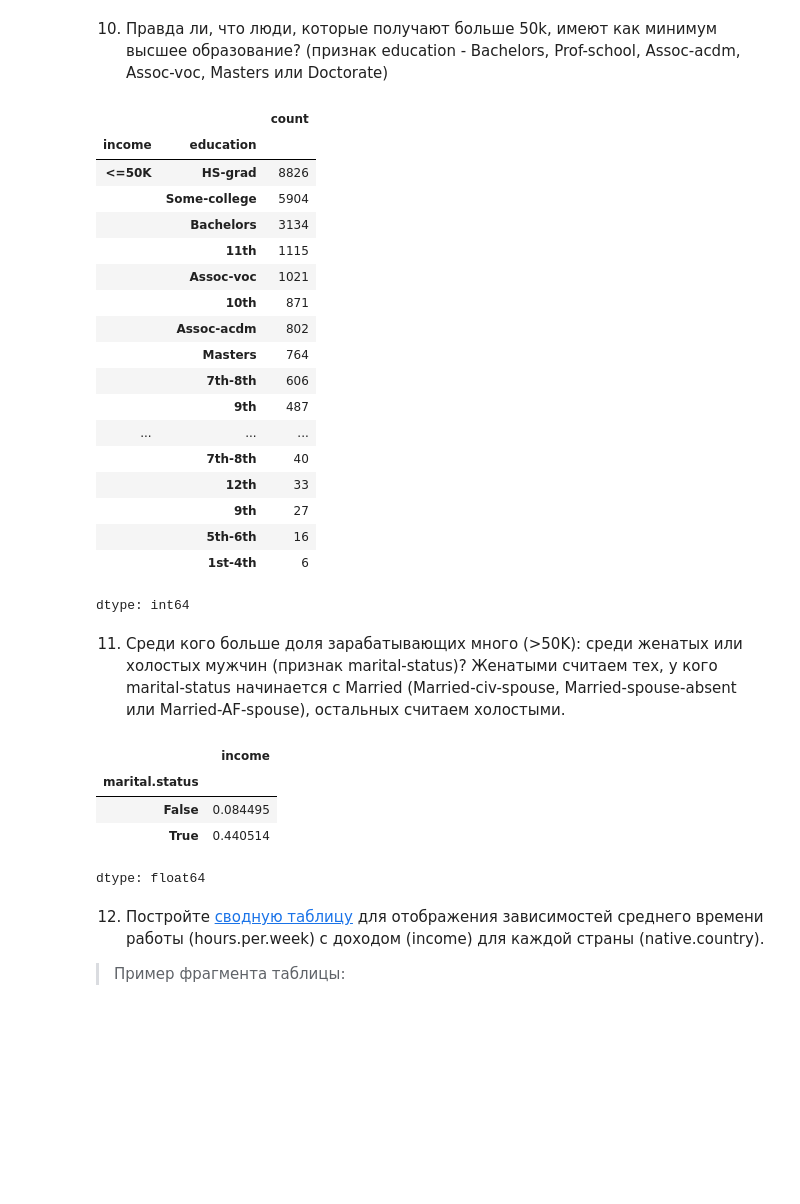
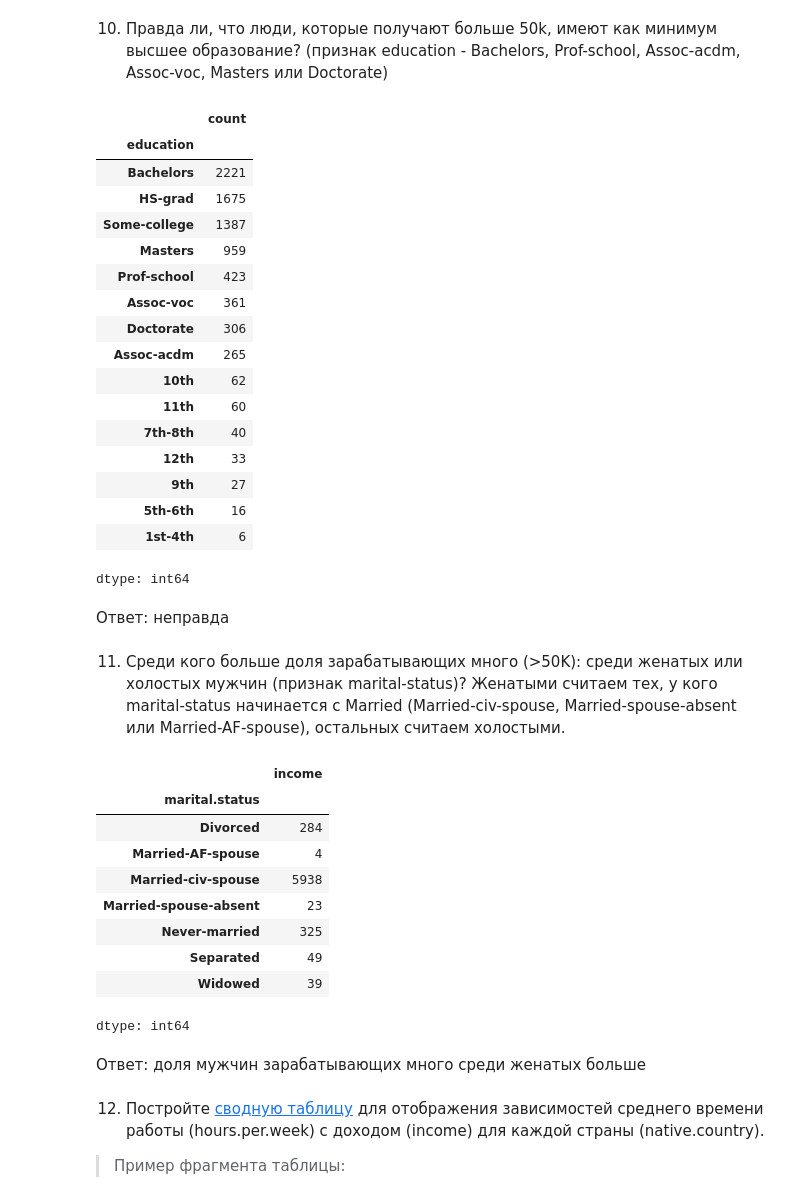
Before and after one commit to ilyak0n/comp_math, a Jupyter notebook: 5. Библиотека Pandas. Визуальный анализ данных/Практическая_работа_№5_Библиотека_Pandas.ipynb, the cells around one changed output. Saved outputs shown, nothing was run; the diff lists cells and outputs as text; code cells hidden in the pictures; blank space fills up the shorter version.

```diff
--- a/5. Библиотека Pandas. Визуальный анализ данных/Практическая_работа_№5_Библиотека_Pandas.ipynb
+++ b/5. Библиотека Pandas. Визуальный анализ данных/Практическая_работа_№5_Библиотека_Pandas.ipynb
@@ -181,37 +175,45 @@ df.groupby('income')['age'].agg(['mean', 'std'])
 # %% [markdown]
 10) Правда ли, что люди, которые получают больше 50k, имеют как минимум высшее образование? (признак education - Bachelors, Prof-school, Assoc-acdm, Assoc-voc, Masters или Doctorate)
 # %%
-df.groupby('income')['education'].value_counts()
+df[df['income']  == ' >50K']['education'].value_counts()
 # %% [output]
-|  |  | count |
-| income | education |  |
-| <=50K | HS-grad | 8826 |
-|  | Some-college | 5904 |
-|  | Bachelors | 3134 |
-|  | 11th | 1115 |
-|  | Assoc-voc | 1021 |
-|  | 10th | 871 |
-|  | Assoc-acdm | 802 |
-|  | Masters | 764 |
-|  | 7th-8th | 606 |
-|  | 9th | 487 |
-| ... | ... | ... |
-|  | 7th-8th | 40 |
-|  | 12th | 33 |
-|  | 9th | 27 |
-|  | 5th-6th | 16 |
-|  | 1st-4th | 6 |
+|  | count |
+| education |  |
+| Bachelors | 2221 |
+| HS-grad | 1675 |
+| Some-college | 1387 |
+| Masters | 959 |
+| Prof-school | 423 |
+| Assoc-voc | 361 |
+| Doctorate | 306 |
+| Assoc-acdm | 265 |
+| 10th | 62 |
+| 11th | 60 |
+| 7th-8th | 40 |
+| 12th | 33 |
+| 9th | 27 |
+| 5th-6th | 16 |
+| 1st-4th | 6 |
 dtype: int64
+# %% [markdown]
+Ответ: неправда
 # %% [markdown]
 11) Среди кого больше доля зарабатывающих много (>50K): среди женатых или холостых мужчин (признак marital-status)? Женатыми считаем тех, у кого marital-status начинается с Married (Married-civ-spouse, Married-spouse-absent или Married-AF-spouse), остальных считаем холостыми.
 # %%
-df[df['sex'] == ' Male'].groupby(df['marital.status'].str.split('-').str[0] == ' Married')['income'].apply(lambda x: (x == ' >50K').mean())
+df[(df['sex'] == ' Male') & (df['income'] == ' >50K')].groupby('marital.status')['income'].count()
 # %% [output]
 |  | income |
 | marital.status |  |
-| False | 0.084495 |
-| True | 0.440514 |
+| Divorced | 284 |
+| Married-AF-spouse | 4 |
+| Married-civ-spouse | 5938 |
+| Married-spouse-absent | 23 |
+| Never-married | 325 |
+| Separated | 49 |
+| Widowed | 39 |
-dtype: float64
+dtype: int64
+# %% [markdown]
+Ответ: доля мужчин зарабатывающих много среди женатых больше
 # %% [markdown]
 12) Постройте [сводную таблицу](https://pandas.pydata.org/pandas-docs/stable/reference/api/pandas.pivot_table.html) для отображения зависимостей среднего времени работы (hours.per.week) с доходом (income) для каждой страны (native.country).
 
```
Also changed, not shown: parts of 5 cells of this notebook.
